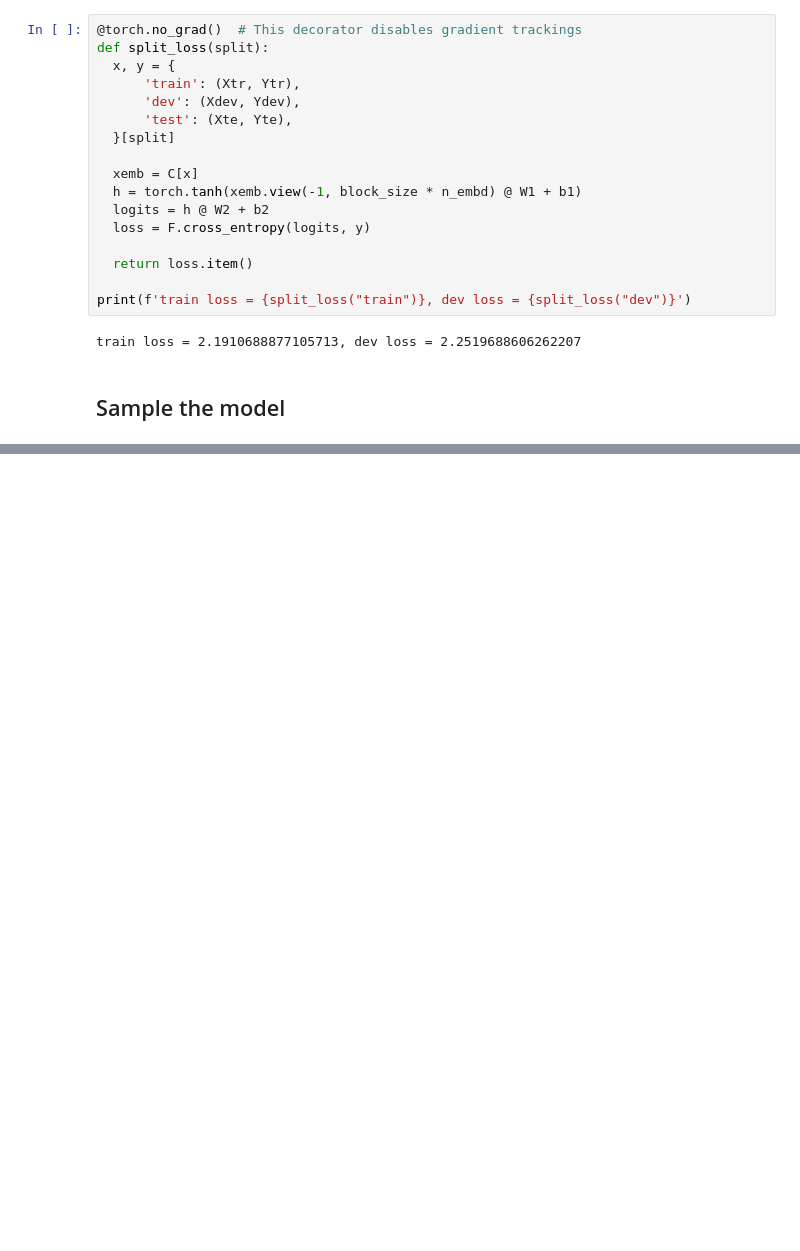
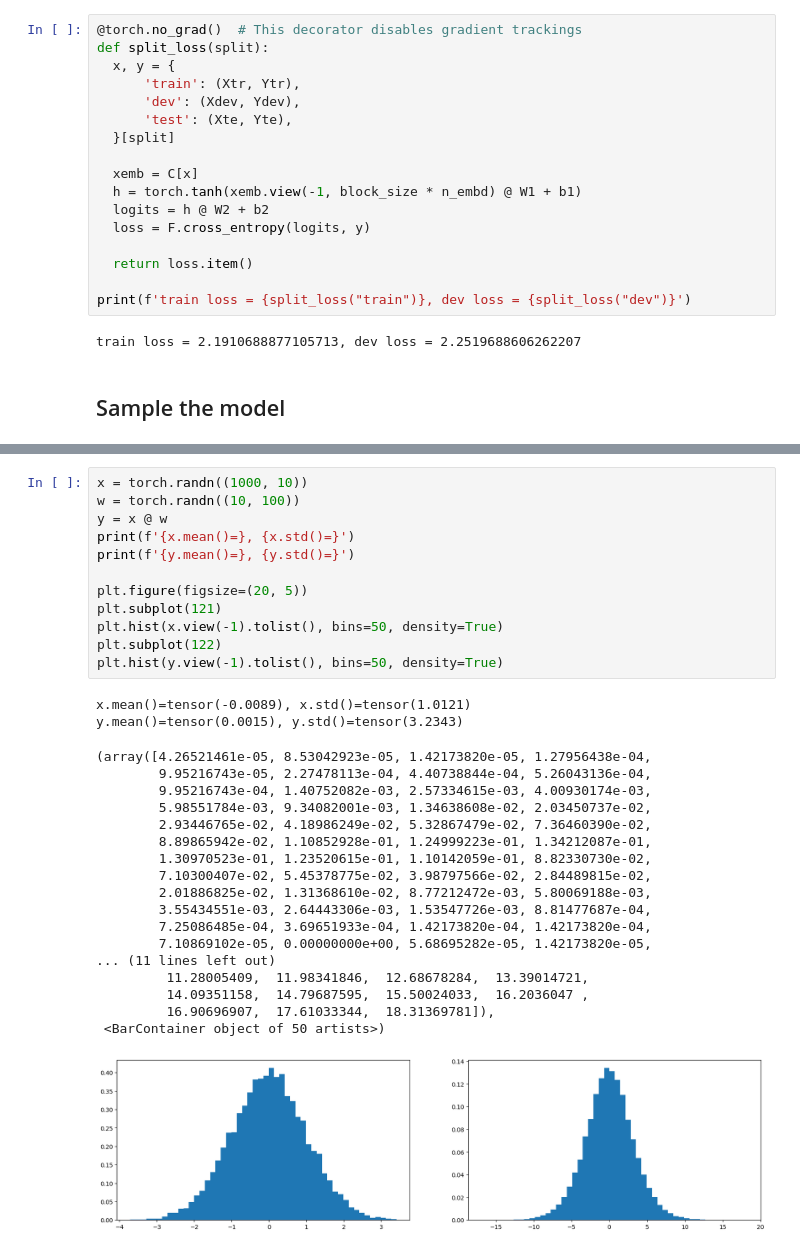
Before and after one commit to lizhieffe/language_model, a Jupyter notebook: 6_Implementations_of_LMs_activations_gradients_batchnorm.ipynb, the cells around one changed output, grey strips where cells are left out. Cells and saved outputs as stored; diff of their text form; blank space fills up the shorter version.

```diff
--- a/6_Implementations_of_LMs_activations_gradients_batchnorm.ipynb
+++ b/6_Implementations_of_LMs_activations_gradients_batchnorm.ipynb
@@ -244,0 +581,33 @@ kaylonces
+# %%
+x = torch.randn((1000, 10))
+w = torch.randn((10, 100))
+y = x @ w
+print(f'{x.mean()=}, {x.std()=}')
+print(f'{y.mean()=}, {y.std()=}')
+
+plt.figure(figsize=(20, 5))
+plt.subplot(121)
+plt.hist(x.view(-1).tolist(), bins=50, density=True)
+plt.subplot(122)
+plt.hist(y.view(-1).tolist(), bins=50, density=True)
+# %% [output]
+x.mean()=tensor(-0.0089), x.std()=tensor(1.0121)
+y.mean()=tensor(0.0015), y.std()=tensor(3.2343)
+(array([4.26521461e-05, 8.53042923e-05, 1.42173820e-05, 1.27956438e-04,
+        9.95216743e-05, 2.27478113e-04, 4.40738844e-04, 5.26043136e-04,
+        9.95216743e-04, 1.40752082e-03, 2.57334615e-03, 4.00930174e-03,
+        5.98551784e-03, 9.34082001e-03, 1.34638608e-02, 2.03450737e-02,
+        2.93446765e-02, 4.18986249e-02, 5.32867479e-02, 7.36460390e-02,
+        8.89865942e-02, 1.10852928e-01, 1.24999223e-01, 1.34212087e-01,
+        1.30970523e-01, 1.23520615e-01, 1.10142059e-01, 8.82330730e-02,
+        7.10300407e-02, 5.45378775e-02, 3.98797566e-02, 2.84489815e-02,
+        2.01886825e-02, 1.31368610e-02, 8.77212472e-03, 5.80069188e-03,
+        3.55434551e-03, 2.64443306e-03, 1.53547726e-03, 8.81477687e-04,
+        7.25086485e-04, 3.69651933e-04, 1.42173820e-04, 1.42173820e-04,
+        7.10869102e-05, 0.00000000e+00, 5.68695282e-05, 1.42173820e-05,
+... (11 lines left out)
+         11.28005409,  11.98341846,  12.68678284,  13.39014721,
+         14.09351158,  14.79687595,  15.50024033,  16.2036047 ,
+         16.90696907,  17.61033344,  18.31369781]),
+ <BarContainer object of 50 artists>)
+[figure, added]
```
Also changed, not shown: parts of 52 cells of this notebook.
